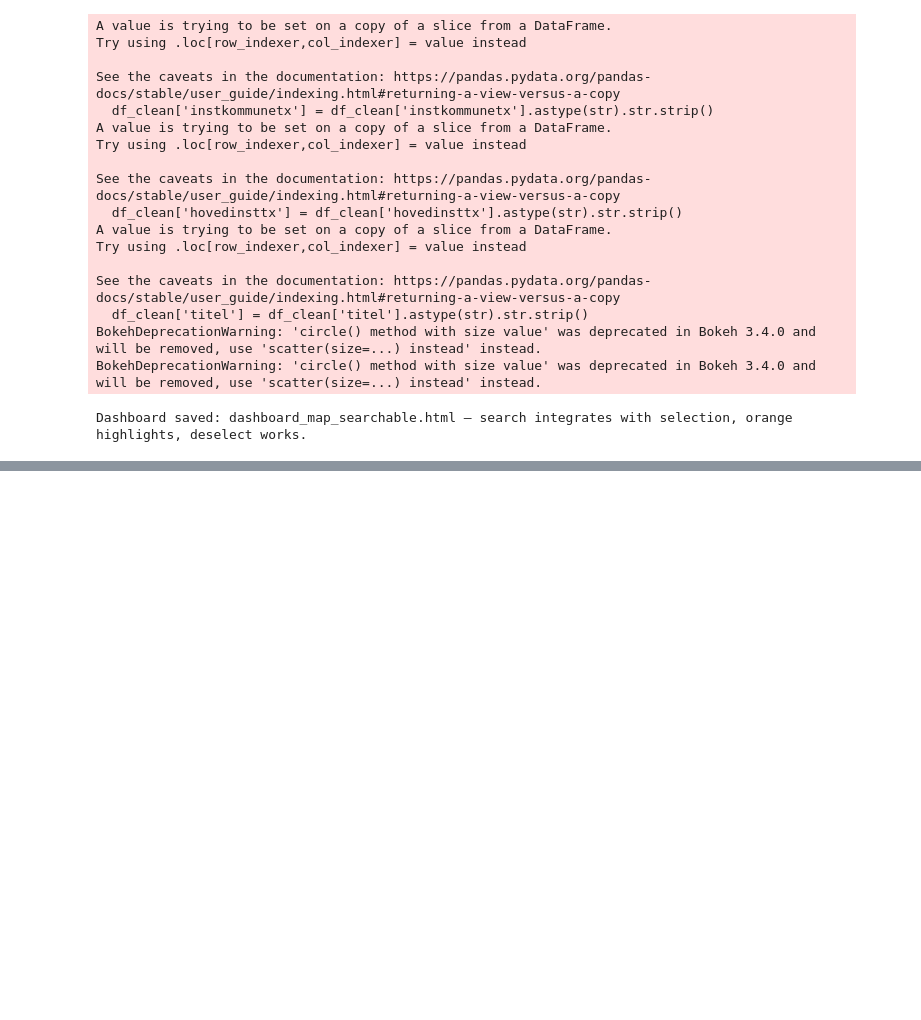
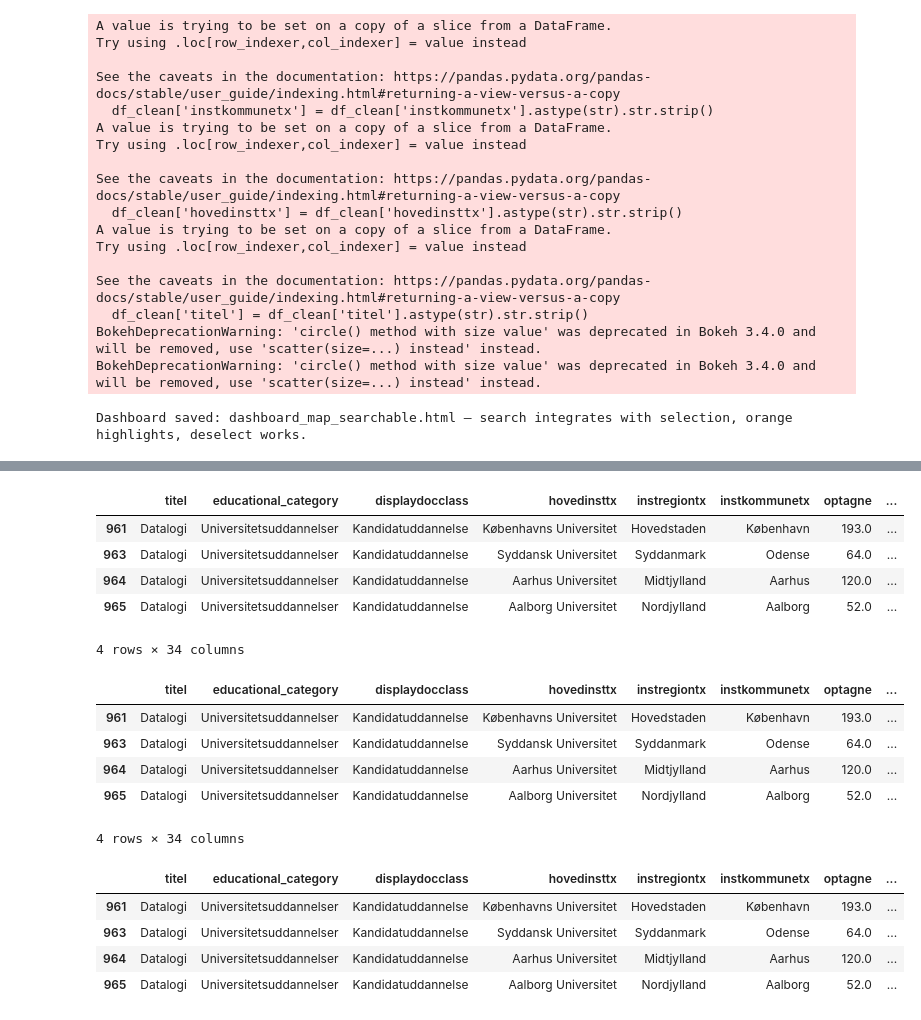
Before and after one commit to simon-mellergaard/datavis, a Jupyter notebook: Experiments/bokeh_exp_0.ipynb, the cells around one changed output, grey strips where cells are left out. Cells and saved outputs as stored; diff of their text form; code cells hidden in the pictures; blank space fills up the shorter version.

```diff
--- a/Experiments/bokeh_exp_0.ipynb
+++ b/Experiments/bokeh_exp_0.ipynb
@@ -839,0 +922,11 @@ Dashboard saved: dashboard_map_searchable.html — search integrates with select
+# %%
+#stjæler lige simons visualization hehe
+# Load mapping and join on 'titel' into the existing `data` dataframe
+path = "../Data/education_cluster_mapping.xlsx"
+
+mapping = pd.read_excel(path)
+
+mapping['titel'] = mapping['titel'].astype(str).str.strip()
+data_whole_edu['titel'] = data_whole_edu['titel'].astype(str).str.strip()
+# Left-join mapping into data (keeps all rows from data)
+data_whole_edu = data_whole_edu.merge(mapping, on='titel', how='left', suffixes=('', '_map'))
@@ -839,0 +1036,52 @@ Dashboard saved: dashboard_map_searchable.html — search integrates with select
+# %%
+import plotly.express as px
+import plotly.graph_objs as go
+from IPython.display import display
+import pandas as pd
+
+# ------------------------ Prepare data ------------------------
+overview = data_whole_edu[['titel', 'educational_category', 'cluster_label',
+                           'displaydocclass', 'maanedloen_nyudd', 'maanedloen_10aar',
+                           'socialtmiljo_likert']].dropna()
+
+details = data  # udbud_id != 999999
+
+# ------------------------ Plotly Treemap ------------------------
+fig = px.treemap(
+    overview,
+    path=['educational_category', 'cluster_label', 'titel'],
+    values='maanedloen_10aar',
+    color='socialtmiljo_likert',
+    color_continuous_scale='RdBu',
+    title='Treemap of Titles by Educational Category (Overview)'
+)
+fig.update_traces(root_color="lightgrey")
+fig.update_layout(margin=dict(t=50, l=25, r=25, b=25))
+
+# Convert to FigureWidget for interactivity
+treemap_widget = go.FigureWidget(fig)
+
+# ------------------------ Callback ------------------------
+def show_details(trace, points, state):
+    if len(points.point_inds) == 0:
+        return
+
+    idx = points.point_inds[0]
+    clicked_label = trace.labels[idx]
+
+    # Only act if the clicked label exists in overview
+    if clicked_label not in overview['titel'].values:
+        return
+
+    # Filter detail rows by titel
+    filtered = details[details['titel'] == clicked_label]
+
+    # Display the filtered detail rows as a DataFrame
+    display(filtered)
+
+# Attach callback to the treemap
+treemap_widget.data[0].on_click(show_details)
+
+# ------------------------ Display ------------------------
+display(treemap_widget)
+# %% [output]
@@ -839,0 +1105,17 @@ Dashboard saved: dashboard_map_searchable.html — search integrates with select
+|  | titel | educational_category | displaydocclass | hovedinsttx | instregiontx | instkommunetx | optagne | ... |
+| 961 | Datalogi | Universitetsuddannelser | Kandidatuddannelse | Københavns Universitet | Hovedstaden | København | 193.0 | ... |
+| 963 | Datalogi | Universitetsuddannelser | Kandidatuddannelse | Syddansk Universitet | Syddanmark | Odense | 64.0 | ... |
+| 964 | Datalogi | Universitetsuddannelser | Kandidatuddannelse | Aarhus Universitet | Midtjylland | Aarhus | 120.0 | ... |
+| 965 | Datalogi | Universitetsuddannelser | Kandidatuddannelse | Aalborg Universitet | Nordjylland | Aalborg | 52.0 | ... |
+4 rows × 34 columns
+|  | titel | educational_category | displaydocclass | hovedinsttx | instregiontx | instkommunetx | optagne | ... |
+| 961 | Datalogi | Universitetsuddannelser | Kandidatuddannelse | Københavns Universitet | Hovedstaden | København | 193.0 | ... |
+| 963 | Datalogi | Universitetsuddannelser | Kandidatuddannelse | Syddansk Universitet | Syddanmark | Odense | 64.0 | ... |
+| 964 | Datalogi | Universitetsuddannelser | Kandidatuddannelse | Aarhus Universitet | Midtjylland | Aarhus | 120.0 | ... |
+| 965 | Datalogi | Universitetsuddannelser | Kandidatuddannelse | Aalborg Universitet | Nordjylland | Aalborg | 52.0 | ... |
+4 rows × 34 columns
+|  | titel | educational_category | displaydocclass | hovedinsttx | instregiontx | instkommunetx | optagne | ... |
+| 961 | Datalogi | Universitetsuddannelser | Kandidatuddannelse | Københavns Universitet | Hovedstaden | København | 193.0 | ... |
+| 963 | Datalogi | Universitetsuddannelser | Kandidatuddannelse | Syddansk Universitet | Syddanmark | Odense | 64.0 | ... |
+| 964 | Datalogi | Universitetsuddannelser | Kandidatuddannelse | Aarhus Universitet | Midtjylland | Aarhus | 120.0 | ... |
+| 965 | Datalogi | Universitetsuddannelser | Kandidatuddannelse | Aalborg Universitet | Nordjylland | Aalborg | 52.0 | ... |
```
Also changed, not shown: parts of 8 cells of this notebook.
